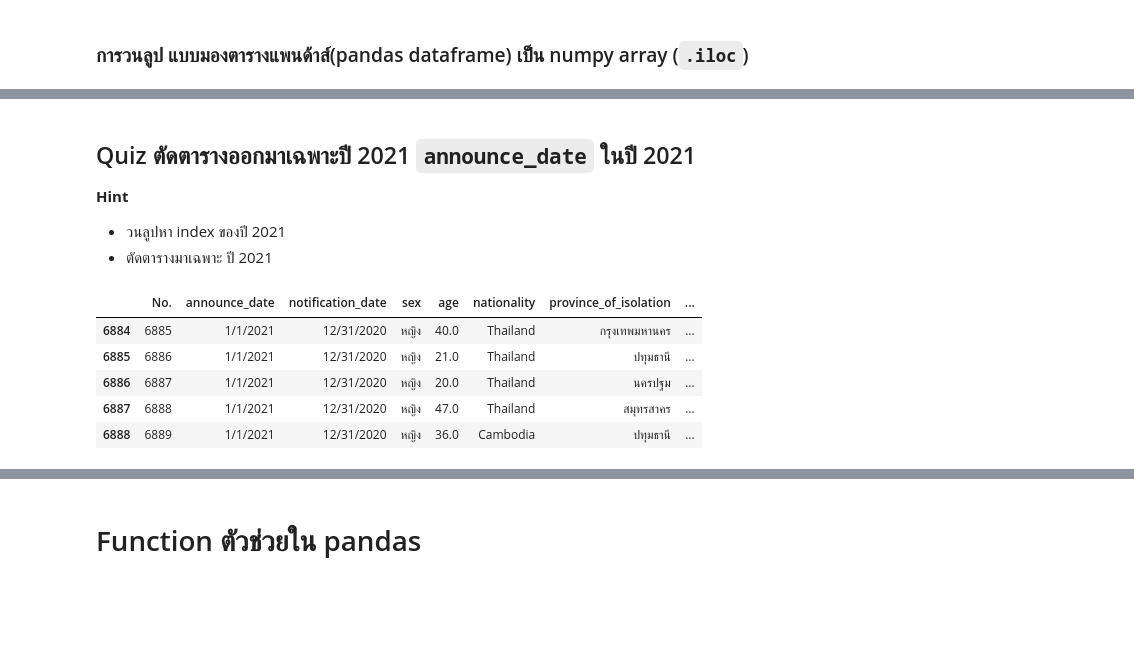
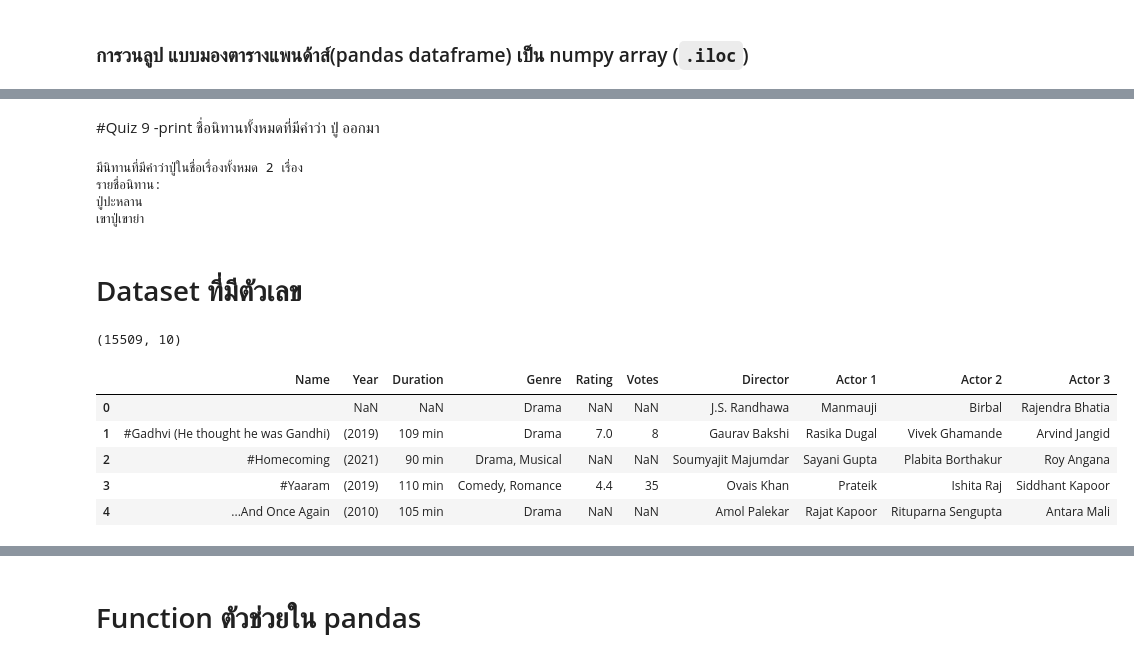
Before and after one commit to pingping-0606/Python_dataviz2024, a Jupyter notebook: Pandas_101.ipynb, the cells around one changed output, grey strips where cells are left out. Saved outputs shown, nothing was run; the diff lists cells and outputs as text; code cells hidden in the pictures; blank space fills up the shorter version.

````diff
--- a/Pandas_101.ipynb
+++ b/Pandas_101.ipynb
@@ -772,22 +745,37 @@ Name: 9334, dtype: object
-# %% [markdown]
-## Quiz ตัดตารางออกมาเฉพาะปี 2021 ```announce_date``` ในปี 2021
-
-**Hint**
-*   วนลูปหา index ของปี 2021
-*   ตัดตารางมาเฉพาะ ปี 2021
-# %%
-TF=list()
-for each_row in data_covid.iterrows():
-    if each_row[1]['announce_date'].split('/')[2] == '2021':
-        TF.append(True)
-    else:
-        TF.append(False)
-
-data_covid[TF].head()
-# %% [output]
-|  | No. | announce_date | notification_date | sex | age | nationality | province_of_isolation | ... |
-| 6884 | 6885 | 1/1/2021 | 12/31/2020 | หญิง | 40.0 | Thailand | กรุงเทพมหานคร | ... |
-| 6885 | 6886 | 1/1/2021 | 12/31/2020 | หญิง | 21.0 | Thailand | ปทุมธานี | ... |
-| 6886 | 6887 | 1/1/2021 | 12/31/2020 | หญิง | 20.0 | Thailand | นครปฐม | ... |
-| 6887 | 6888 | 1/1/2021 | 12/31/2020 | หญิง | 47.0 | Thailand | สมุทรสาคร | ... |
-| 6888 | 6889 | 1/1/2021 | 12/31/2020 | หญิง | 36.0 | Cambodia | ปทุมธานี | ... |
+# %% [markdown]
+#Quiz 9
+-print ชื่อนิทานทั้งหมดที่มีคำว่า ปู่ ออกมา
+# %%
+# prompt: print ชื่อนิทานทั้งหมดที่มีคำว่า ปู่ ออกมาโดยใช้ iloc
+
+count_grandpa = 0
+list_grandpa_story = []
+for i in range(folk_df.shape[0]):
+    if 'ปู่' in folk_df.iloc[i,0]:
+        count_grandpa += 1
+        list_grandpa_story.append(folk_df.iloc[i,0])
+
+print(f'มีนิทานที่มีคำว่าปู่ในชื่อเรื่องทั้งหมด {count_grandpa} เรื่อง')
+print('รายชื่อนิทาน:')
+for story in list_grandpa_story:
+    print(story)
+# %% [output]
+มีนิทานที่มีคำว่าปู่ในชื่อเรื่องทั้งหมด 2 เรื่อง
+รายชื่อนิทาน:
+ปู่ปะหลาน
+เขาปู่เขาย่า
+# %% [markdown]
+# Dataset ที่มีตัวเลข
+# %%
+import pandas as pd
+movie_df = pd.read_csv('/content/IMDb Movies India.csv', encoding='latin-1')
+print(movie_df.shape)
+movie_df.head()
+# %% [output]
+(15509, 10)
+|  | Name | Year | Duration | Genre | Rating | Votes | Director | Actor 1 | Actor 2 | Actor 3 |
+| 0 |  | NaN | NaN | Drama | NaN | NaN | J.S. Randhawa | Manmauji | Birbal | Rajendra Bhatia |
+| 1 | #Gadhvi (He thought he was Gandhi) | (2019) | 109 min | Drama | 7.0 | 8 | Gaurav Bakshi | Rasika Dugal | Vivek Ghamande | Arvind Jangid |
+| 2 | #Homecoming | (2021) | 90 min | Drama, Musical | NaN | NaN | Soumyajit Majumdar | Sayani Gupta | Plabita Borthakur | Roy Angana |
+| 3 | #Yaaram | (2019) | 110 min | Comedy, Romance | 4.4 | 35 | Ovais Khan | Prateik | Ishita Raj | Siddhant Kapoor |
+| 4 | ...And Once Again | (2010) | 105 min | Drama | NaN | NaN | Amol Palekar | Rajat Kapoor | Rituparna Sengupta | Antara Mali |
````
Also changed, not shown: parts of 16 cells of this notebook.
